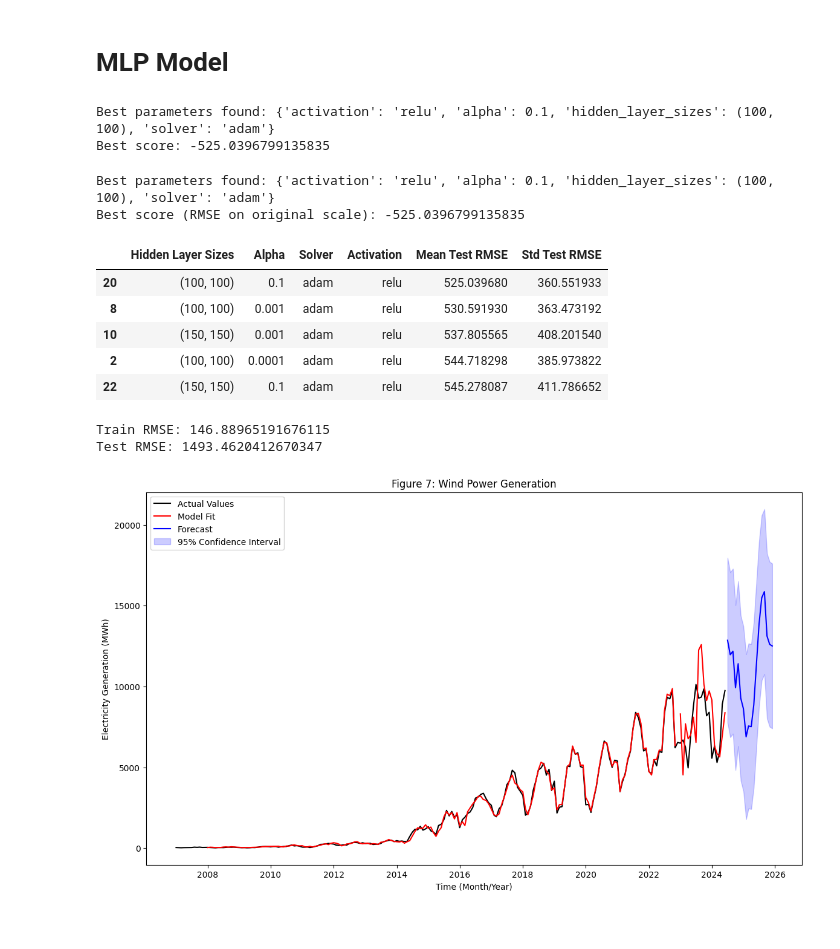
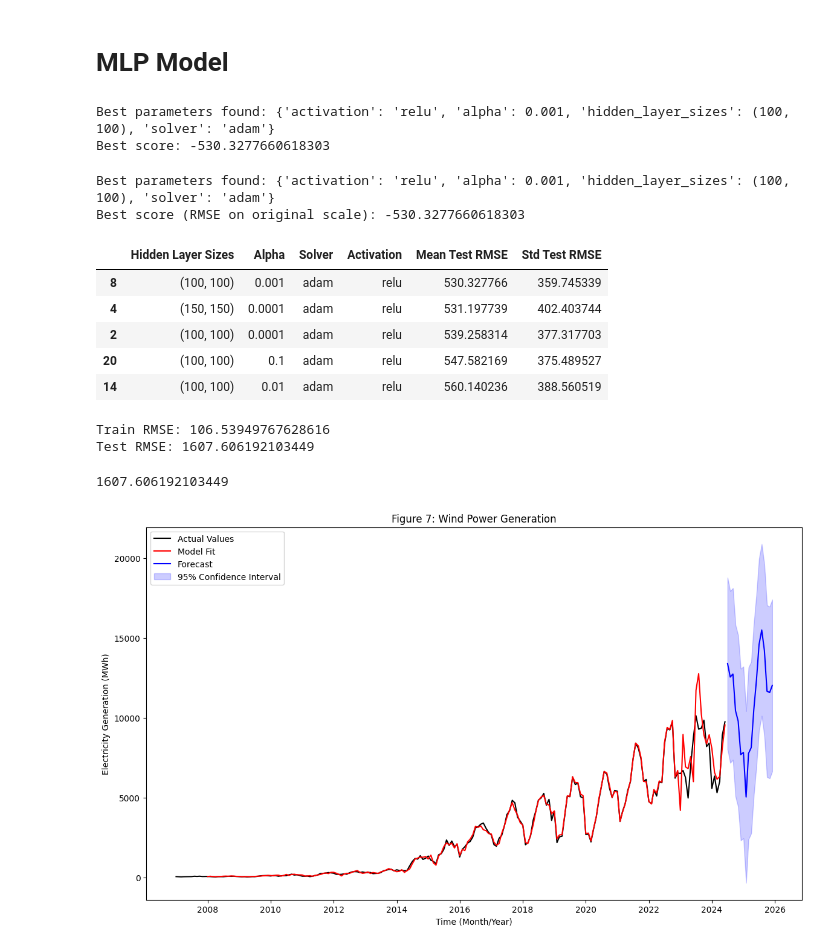
Before and after one commit to pedronatanaelfs/energy_project, a Jupyter notebook: notebooks/data_modeling.ipynb, the cells around one changed output. Cells and saved outputs as stored; diff of their text form; code cells hidden in the pictures.

```diff
--- a/notebooks/data_modeling.ipynb
+++ b/notebooks/data_modeling.ipynb
@@ -55,9 +50,9 @@ def inv_boxcox(y, lmbda):
         return np.exp(np.log(lmbda * y + 1) / lmbda)
 
 # Function to evaluate SARIMA model
-def evaluate_sarima_model(train, test, sarima_order, seasonal_order, lmbda, seed):
+def evaluate_sarima_model(train, test, arima_order, seasonal_order, lmbda, seed):
     np.random.seed(seed)  # Set the random seed for reproducibility
-    model = SARIMAX(train, order=sarima_order, seasonal_order=seasonal_order, enforce_stationarity=False, enforce_invertibility=False)
+    model = SARIMAX(train, order=arima_order, seasonal_order=seasonal_order, enforce_stationarity=False, enforce_invertibility=False)
     model_fit = model.fit(disp=False)
     predictions = model_fit.forecast(steps=len(test))
     predictions_inv = inv_boxcox(predictions, lmbda)
@@ -69,7 +64,7 @@ def evaluate_sarima_model(train, test, sarima_order, seasonal_order, lmbda, seed
 # Create function to prepare the dataset for MLP
 def create_dataset(dataset, look_back=1):
     dataX, dataY = [], []
-    for i in range(len(dataset) - look_back - 1):
+    for i in range(len(dataset) - look_back):
         a = dataset[i:(i + look_back), 0]
         dataX.append(a)
         dataY.append(dataset[i + look_back, 0])
@@ -295,14 +398,14 @@ Results: [((2, 1, 2), (1, 0, 2, 12), 1070.248405790385, 314.94326969675643), ((2
 # %%
 # Fit the chosen SARIMA model
-sarima_order = (2, 1, 8)
+arima_order = (7, 1, 2)
 seasonal_order = (1, 0, 2, 12)
-model = SARIMAX(df['generation_value_boxcox'], order=sarima_order, seasonal_order=seasonal_order)
+model = SARIMAX(df['generation_value_boxcox'], order=arima_order, seasonal_order=seasonal_order)
 model_fit = model.fit(disp=False)
 
 # Forecasting
 steps = len(test)  # Number of steps for forecasting
-predictions = model_fit.forecast(steps=steps)
-predictions_inv = inv_boxcox(predictions, fitted_lambda)
+predictions_future = model_fit.forecast(steps=steps)
+predictions_future_inv = inv_boxcox(predictions_future, fitted_lambda)
 df_inv = inv_boxcox(df['generation_value_boxcox'], fitted_lambda)
 
 # Obtain forecasts with confidence intervals
@@ -319,14 +422,14 @@ std_errors = (conf_int_inv.iloc[:, 1] - conf_int_inv.iloc[:, 0]) / (2 * 1.96)
 last_date = df.index[-1]
 dates_forecast = pd.date_range(start=last_date, periods=steps+1, freq='M')[1:]
 
-# Convert predictions_inv to DataFrame
-predictions_inv_df = predictions_inv.to_frame(name='Forecast')
+# Convert predictions_future_inv to DataFrame
+predictions_future_inv = predictions_future_inv.to_frame(name='Forecast')
 
 # Ensure std_errors is in a DataFrame
-std_errors_df = pd.DataFrame(std_errors, index=predictions_inv.index, columns=['std_err'])
+std_errors_df = pd.DataFrame(std_errors, index=predictions_future_inv.index, columns=['std_err'])
 
 # Build the forecast_df DataFrame with forecasts and standard errors
-forecast_df = pd.concat([predictions_inv_df, std_errors_df], axis=1)
+forecast_df = pd.concat([predictions_future_inv, std_errors_df], axis=1)
 
 # Calculating the 95% confidence interval
 lower_bound = forecast_df['Forecast'] - 1.96 * forecast_df['std_err']
@@ -336,7 +439,7 @@ upper_bound = forecast_df['Forecast'] + 1.96 * forecast_df['std_err']
 plt.figure(figsize=(10, 6))
 plt.plot(df.index, df['generation_value'], color='black', label='Actual Values')
 plt.plot(df.index, inv_boxcox(model_fit.fittedvalues, fitted_lambda), color='red', label='Model Fit')
-plt.plot(predictions_inv.index, predictions_inv, color='blue', label='Forecast')
+plt.plot(predictions_future_inv.index, predictions_future_inv, color='blue', label='Forecast')
 plt.fill_between(forecast_df.index, lower_bound, upper_bound, color='blue', alpha=0.2, label='95% Confidence Interval')
 plt.legend()
 plt.title('Figure 7: Wind Power Generation')
@@ -375,14 +478,14 @@ df = df.loc['2007-01':'2024-07']
 df['generation_value'] = df['val_geracao'] / 1000
 
 # Prepare the data for training
-values = df['generation_value'].values.reshape(-1, 1)
+values_mlp = df['generation_value'].values.reshape(-1, 1)
 
 # Use the previous 12 months to predict the next month
 look_back = 12
-X, y = create_dataset(values, look_back)
+X, y = create_dataset(values_mlp, look_back)
 
 # Split the data into training and testing sets
-train_end_index = df.index.get_loc('2022-12-01')
+train_end_index = df.index.get_loc('2023-01-01')
 test_start_index = df.index.get_loc('2023-01-01')
 
 trainX, testX = X[:train_end_index - look_back], X[train_end_index - look_back:test_start_index + len(df.loc['2023-01':'2024-07'])]
@@ -393,6 +496,7 @@ warnings.filterwarnings("ignore")
 
 # Define the model and the set of hyperparameters to be evaluated
 mlp = MLPRegressor(max_iter = 1000, random_state=42)
+
 param_grid = {
     'hidden_layer_sizes': [(100, 50), (100, 100), (150, 150)],
     'alpha': [0.0001, 0.001, 0.01, 0.1],  # Adding regularization
@@ -413,8 +517,8 @@ print(f'Best parameters found: {grid_search.best_params_}')
 # Print the best score achieved
 print(f'Best score: {grid_search.best_score_}')
 # %% [output]
-Best parameters found: {'activation': 'relu', 'alpha': 0.1, 'hidden_layer_sizes': (100, 100), 'solver': 'adam'}
-Best score: -525.0396799135835
+Best parameters found: {'activation': 'relu', 'alpha': 0.001, 'hidden_layer_sizes': (100, 100), 'solver': 'adam'}
+Best score: -530.3277660618303
 # %%
 # Extract grid search results
 results = pd.DataFrame(grid_search.cv_results_)
@@ -445,14 +549,14 @@ top5_df = top5_df.rename(columns={
 # Show the top 5 models DataFrame
 top5_df
 # %% [output]
-Best parameters found: {'activation': 'relu', 'alpha': 0.1, 'hidden_layer_sizes': (100, 100), 'solver': 'adam'}
-Best score (RMSE on original scale): -525.0396799135835
+Best parameters found: {'activation': 'relu', 'alpha': 0.001, 'hidden_layer_sizes': (100, 100), 'solver': 'adam'}
+Best score (RMSE on original scale): -530.3277660618303
 |  | Hidden Layer Sizes | Alpha | Solver | Activation | Mean Test RMSE | Std Test RMSE |
-| 20 | (100, 100) | 0.1 | adam | relu | 525.039680 | 360.551933 |
-| 8 | (100, 100) | 0.001 | adam | relu | 530.591930 | 363.473192 |
-| 10 | (150, 150) | 0.001 | adam | relu | 537.805565 | 408.201540 |
-| 2 | (100, 100) | 0.0001 | adam | relu | 544.718298 | 385.973822 |
-| 22 | (150, 150) | 0.1 | adam | relu | 545.278087 | 411.786652 |
+| 8 | (100, 100) | 0.001 | adam | relu | 530.327766 | 359.745339 |
+| 4 | (150, 150) | 0.0001 | adam | relu | 531.197739 | 402.403744 |
+| 2 | (100, 100) | 0.0001 | adam | relu | 539.258314 | 377.317703 |
+| 20 | (100, 100) | 0.1 | adam | relu | 547.582169 | 375.489527 |
+| 14 | (100, 100) | 0.01 | adam | relu | 560.140236 | 388.560519 |
 # %%
 # Train the model with the best hyperparameters
 best_mlp = grid_search.best_estimator_
@@ -473,12 +577,17 @@ testScore = np.sqrt(mean_squared_error(testY, testPredict))
 print(f'Train RMSE: {trainScore}')
 print(f'Test RMSE: {testScore}')
 # %% [output]
-Train RMSE: 146.88965191676115
-Test RMSE: 1493.4620412670347
+Train RMSE: 106.53949767628616
+Test RMSE: 1607.606192103449
+# %%
+MLP_RMSE = testScore
+MLP_RMSE
+# %% [output]
+1607.606192103449
 # %%
 # Make future predictions from July 2024 to December 2025
 future_steps = 18  # Number of months from July 2024 to December 2025
-last_window = values[-look_back:].reshape(1, -1)
+last_window = values_mlp[-look_back:].reshape(1, -1)
 
 future_predictions = []
 for _ in range(future_steps):
@@ -503,36 +612,36 @@ for pred in future_predictions:
 prediction_intervals = np.array(prediction_intervals)
 
 # Combine training and test predictions to create a continuous series
-all_predictions = np.empty_like(values)
+all_predictions = np.empty_like(values_mlp)
 all_predictions[:, :] = np.nan
 
 # Adjust training predictions for plotting
-trainPredictPlot = np.empty_like(values)
+trainPredictPlot = np.empty_like(values_mlp)
 trainPredictPlot[:, :] = np.nan
 trainPredictPlot[look_back:len(trainPredict) + look_back, :] = trainPredict
 
 # Adjust test predictions for plotting
-testPredictPlot = np.empty_like(values)
+testPredictPlot = np.empty_like(values_mlp)
 testPredictPlot[:, :] = np.nan
 test_start = len(trainPredictPlot) - len(testPredict)
 
 testPredictPlot[test_start:test_start + len(testPredict), :] = testPredict
 
 # Combine both predictions into all_predictions
 all_predictions[look_back:len(trainPredict) + look_back] = trainPredict
 all_predictions[test_start:test_start + len(testPredict)] = testPredict
 
 
 # Plot actual values, model fit, forecast, and confidence intervals
 plt.figure(figsize=(14, 8))
 plt.plot(df.index, df['generation_value'], label='Actual Values', color='black')
 plt.plot(df.index[look_back:len(all_predictions)], all_predictions[look_back:], label='Model Fit', color='red')
 plt.plot(future_df.index, future_predictions, label='Forecast', color='blue')
 plt.fill_between(future_df.index, prediction_intervals[:, 0], prediction_intervals[:, 1], color='blue', alpha=0.2, label='95% Confidence Interval')
 plt.xlabel('Time (Month/Year)')
 plt.ylabel('Electricity Generation (MWh)')
 plt.title('Figure 7: Wind Power Generation')
 plt.legend()
 plt.show()
 # %% [output]
-[figure, old version]
+[figure, new version]
```
Also changed, not shown: parts of 27 cells of this notebook, 2 other files.
